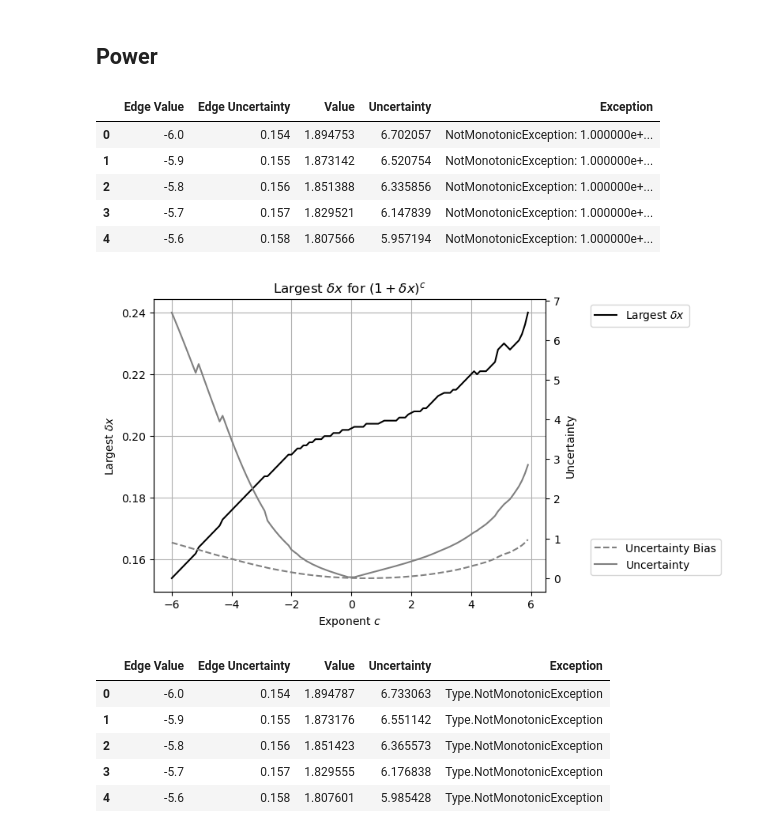
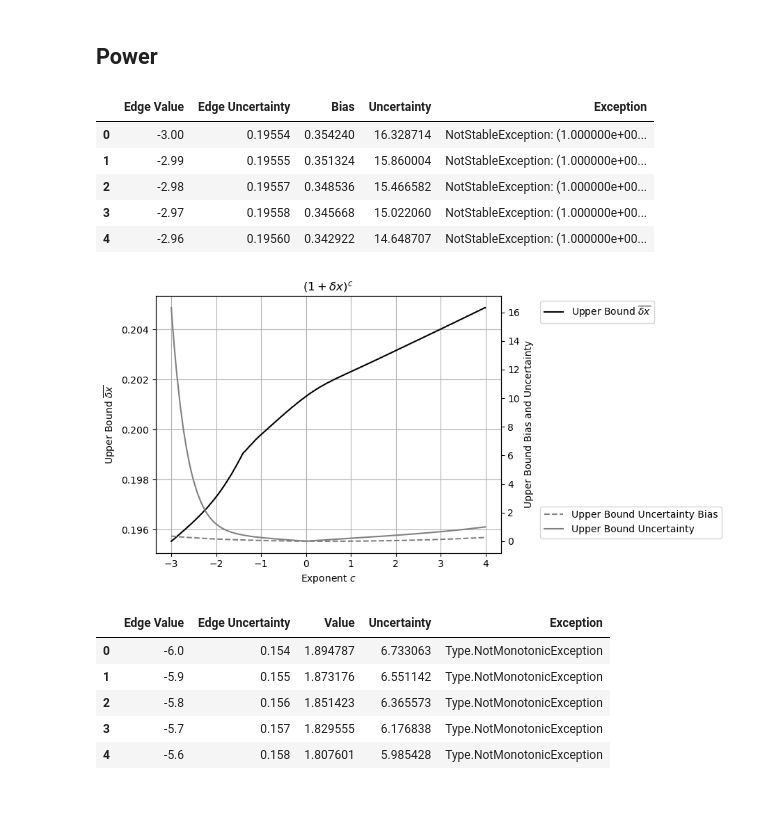
Before and after one commit to Chengpu0707/VarianceArithmetic, a Jupyter notebook: IPyNb/ConvergeEdge.ipynb, the cells around one changed output. Cells and saved outputs as stored; diff of their text form; code cells hidden in the pictures; blank space fills up the shorter version.

```diff
--- a/IPyNb/ConvergeEdge.ipynb
+++ b/IPyNb/ConvergeEdge.ipynb
@@ -41,41 +57,42 @@ def PlotCompare(topic, leftLegned=(1,1), rightLegend=(1,0.2)):
     ax2.legend(bbox_to_anchor=rightLegend)
 # %%
-def PlotEdge(valueFunc, topic, xLabel, leftLegned=(1.1,1), rightLegend=(1.1,0.2), sigma=0):
+def PlotEdge(topic, xLabel, leftLegend=(1.1,1), rightLegend=(1.1,0.2), sigma=0, xlim=[]):
     fig, ax = plt.subplots()
-    ax.set_title(f'Largest $\delta x$ for {topic}')
+    ax.set_title(f'{topic}')
     ax.set_xlabel(xLabel)
-    #ax.set_xscale('log')
-    ax.set_ylabel(r'Largest $\delta x$')
+    if xlim:
+        ax.set_xlim(xlim)
+    ax.set_ylabel(r'Upper Bound $\overline{\delta x}$')
     ax.grid(True)
-    ax.plot(df['Edge Value'], df['Edge Uncertainty'], f'k-', label=r'Largest $\delta x$')
+    ax.plot(df['Edge Value'], df['Edge Uncertainty'], f'k-', label=r'Upper Bound $\overline{\delta x}$')
     if sigma:
-            ax.plot(df['Edge Value'], df['Edge Value']/sigma, f'k--', label=r'$1/\sigma = 0.2$')
+            ax.plot(df['Edge Value'], df['Edge Value']/sigma, f'k--', label=r'$\delta x = x/5$')
 
     ax2 = ax.twinx()
-    ax2.set_ylabel('Uncertainty')
-    ax2.plot(df['Edge Value'], df['Value'] - valueFunc(df['Edge Value']), c='gray', ls='--', label='Uncertainty Bias')
-    ax2.plot(df['Edge Value'], df['Uncertainty'], c='gray', ls='-', label='Uncertainty')
+    ax2.set_ylabel('Upper Bound Bias and Uncertainty')
+    ax2.plot(df['Edge Value'], df['Bias'], c='gray', ls='--', label='Upper Bound Uncertainty Bias')
+    ax2.plot(df['Edge Value'], df['Uncertainty'], c='gray', ls='-', label='Upper Bound Uncertainty')
 
-    ax.legend(bbox_to_anchor=leftLegned)
+    ax.legend(bbox_to_anchor=leftLegend)
     ax2.legend(bbox_to_anchor=rightLegend)
 # %% [markdown]
 # Convergence Edge
 # %% [markdown]
 ## Power
 # %%
-df = pd.read_csv("../Python/Output/PowerAtOneEdge.txt", sep='\t')
+df = pd.read_csv("../Python/Output/PowAtOneEdge.txt", sep='\t')
 df.head()
 # %% [output]
-|  | Edge Value | Edge Uncertainty | Value | Uncertainty | Exception |
-| 0 | -6.0 | 0.154 | 1.894753 | 6.702057 | NotMonotonicException: 1.000000e+... |
-| 1 | -5.9 | 0.155 | 1.873142 | 6.520754 | NotMonotonicException: 1.000000e+... |
-| 2 | -5.8 | 0.156 | 1.851388 | 6.335856 | NotMonotonicException: 1.000000e+... |
-| 3 | -5.7 | 0.157 | 1.829521 | 6.147839 | NotMonotonicException: 1.000000e+... |
-| 4 | -5.6 | 0.158 | 1.807566 | 5.957194 | NotMonotonicException: 1.000000e+... |
+|  | Edge Value | Edge Uncertainty | Bias | Uncertainty | Exception |
+| 0 | -3.00 | 0.19554 | 0.354240 | 16.328714 | NotStableException: (1.000000e+00... |
+| 1 | -2.99 | 0.19555 | 0.351324 | 15.860004 | NotStableException: (1.000000e+00... |
+| 2 | -2.98 | 0.19557 | 0.348536 | 15.466582 | NotStableException: (1.000000e+00... |
+| 3 | -2.97 | 0.19558 | 0.345668 | 15.022060 | NotStableException: (1.000000e+00... |
+| 4 | -2.96 | 0.19560 | 0.342922 | 14.648707 | NotStableException: (1.000000e+00... |
 # %%
-PlotEdge(lambda edgeVal: 1, topic=r'$(1 + \delta x)^c$', xLabel=r'Exponent $c$')
+PlotEdge(topic=r'$(1 + \delta x)^c$', xLabel=r'Exponent $c$', rightLegend=(1.1,0.2))
 # %% [output]
-[figure, old version]
+[figure, new version]
 # %%
 df = pd.read_csv("../Java/Output/PowerAtOneEdge.txt", sep='\t')
 df.head()
```
Also changed, not shown: parts of 58 cells of this notebook, 18 other files.
